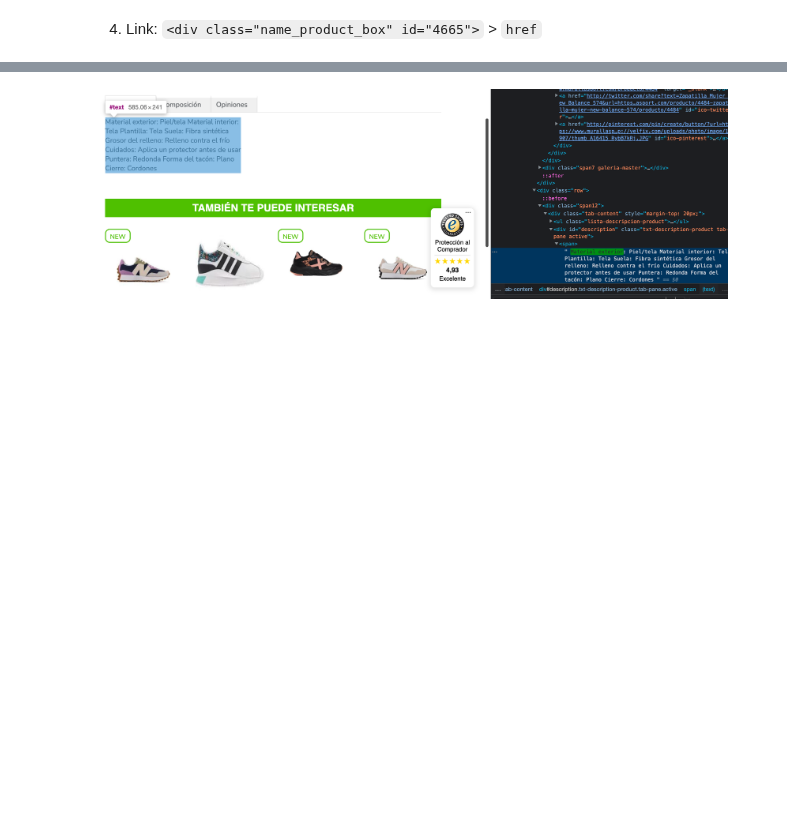
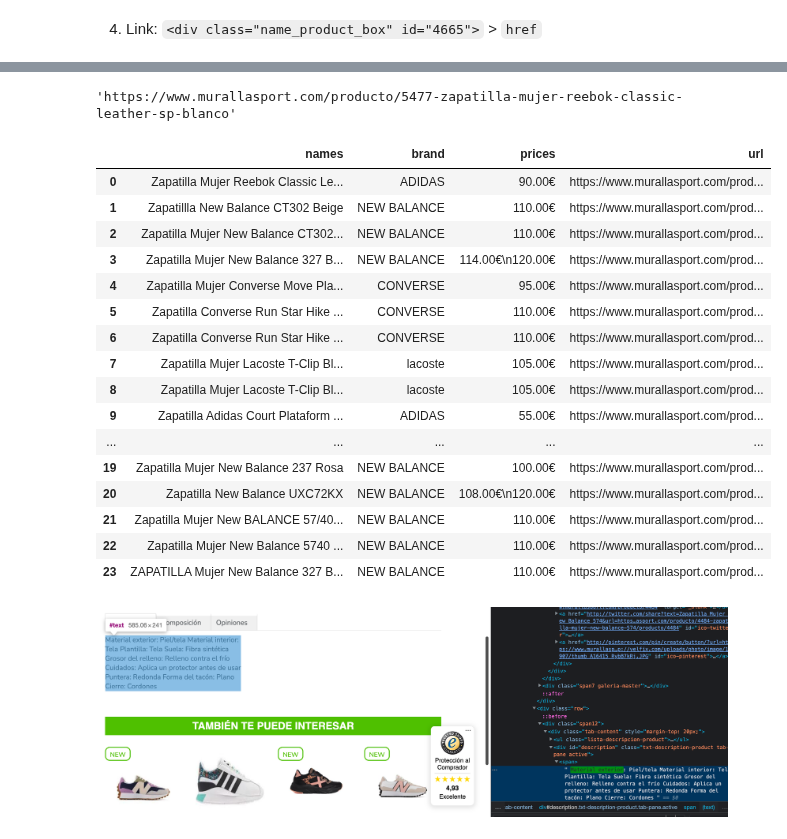
Before and after one commit to Ironhack-data-bcn-oct-2022/lectures, a Jupyter notebook: week-3/04- Web scraping.ipynb, the cells around one changed output, grey strips where cells are left out. Cells and saved outputs as stored; diff of their text form; code cells hidden in the pictures; blank space fills up the shorter version.

```diff
--- a/week-3/04- Web scraping.ipynb
+++ b/week-3/04- Web scraping.ipynb
@@ -394,2 +509,6 @@ Inspecting the page we saw we wanted to get: `<div class="name_product_box">`
 # %% [markdown]
 3. Price: `<div class="price_product_box">`
+# %%
+price = soup.find_all("div", attrs={"class":"price_product_box"})
+prices = [i.getText().strip() for i in price]
+prices
@@ -399,0 +576,2 @@ Inspecting the page we saw we wanted to get: `<div class="name_product_box">`
+# %%
+links = soup.find_all("div", attrs={"class":"name_product_box"})
@@ -400,3 +603,36 @@ Inspecting the page we saw we wanted to get: `<div class="name_product_box">`
+# %%
+links_href_complete = [f"https://www.murallasport.com{i.find_all('a')[0].get('href')}" for i in links]
+links_href_complete[0]
+# %% [output]
+'https://www.murallasport.com/producto/5477-zapatilla-mujer-reebok-classic-leather-sp-blanco'
+# %%
+all_together = {
+    "names": name,
+    "brand": brands_list,
+    "prices": prices,
+    "url": links_href_complete
+}
+# %%
+sneakers = pd.DataFrame(all_together)
+sneakers
+# %% [output]
+|  | names | brand | prices | url |
+| 0 | Zapatilla Mujer Reebok Classic Le... | ADIDAS | 90.00€ | https://www.murallasport.com/prod... |
+| 1 | Zapatillla New Balance CT302 Beige | NEW BALANCE | 110.00€ | https://www.murallasport.com/prod... |
+| 2 | Zapatilla Mujer New Balance CT302... | NEW BALANCE | 110.00€ | https://www.murallasport.com/prod... |
+| 3 | Zapatilla Mujer New Balance 327 B... | NEW BALANCE | 114.00€\n120.00€ | https://www.murallasport.com/prod... |
+| 4 | Zapatilla Mujer Converse Move Pla... | CONVERSE | 95.00€ | https://www.murallasport.com/prod... |
+| 5 | Zapatilla Converse Run Star Hike ... | CONVERSE | 110.00€ | https://www.murallasport.com/prod... |
+| 6 | Zapatilla Converse Run Star Hike ... | CONVERSE | 110.00€ | https://www.murallasport.com/prod... |
+| 7 | Zapatilla Mujer Lacoste T-Clip Bl... | lacoste | 105.00€ | https://www.murallasport.com/prod... |
+| 8 | Zapatilla Mujer Lacoste T-Clip Bl... | lacoste | 105.00€ | https://www.murallasport.com/prod... |
+| 9 | Zapatilla Adidas Court Plataform ... | ADIDAS | 55.00€ | https://www.murallasport.com/prod... |
+| ... | ... | ... | ... | ... |
+| 19 | Zapatilla Mujer New Balance 237 Rosa | NEW BALANCE | 100.00€ | https://www.murallasport.com/prod... |
+| 20 | Zapatilla New Balance UXC72KX | NEW BALANCE | 108.00€\n120.00€ | https://www.murallasport.com/prod... |
+| 21 | Zapatilla Mujer New BALANCE 57/40... | NEW BALANCE | 110.00€ | https://www.murallasport.com/prod... |
+| 22 | Zapatilla Mujer New Balance 5740 ... | NEW BALANCE | 110.00€ | https://www.murallasport.com/prod... |
+| 23 | ZAPATILLA Mujer New Balance 327 B... | NEW BALANCE | 110.00€ | https://www.murallasport.com/prod... |
 # %%
 # Targeting description insde of ONE link I got
 # %% [markdown]
```
Also changed, not shown: parts of 75 cells of this notebook.
